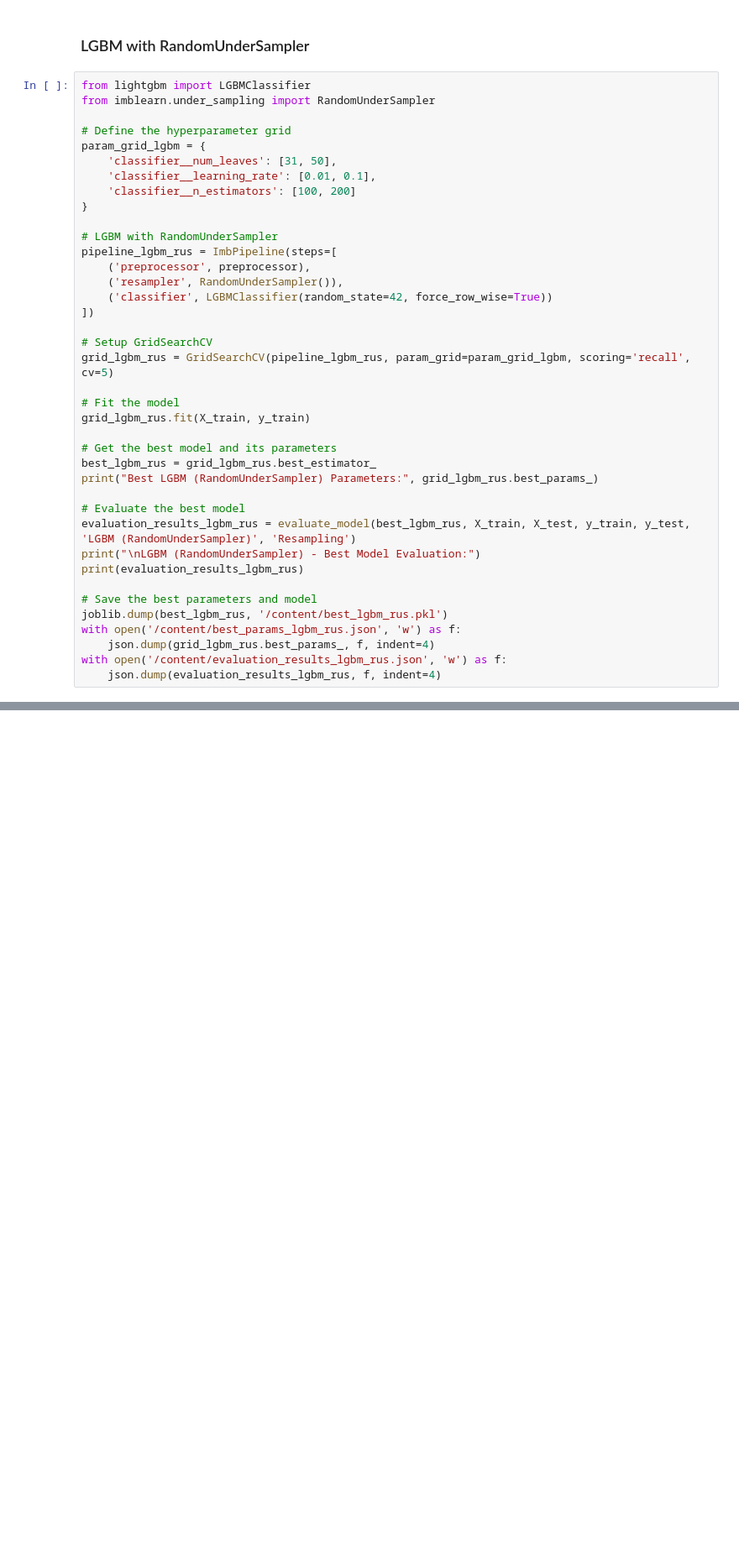
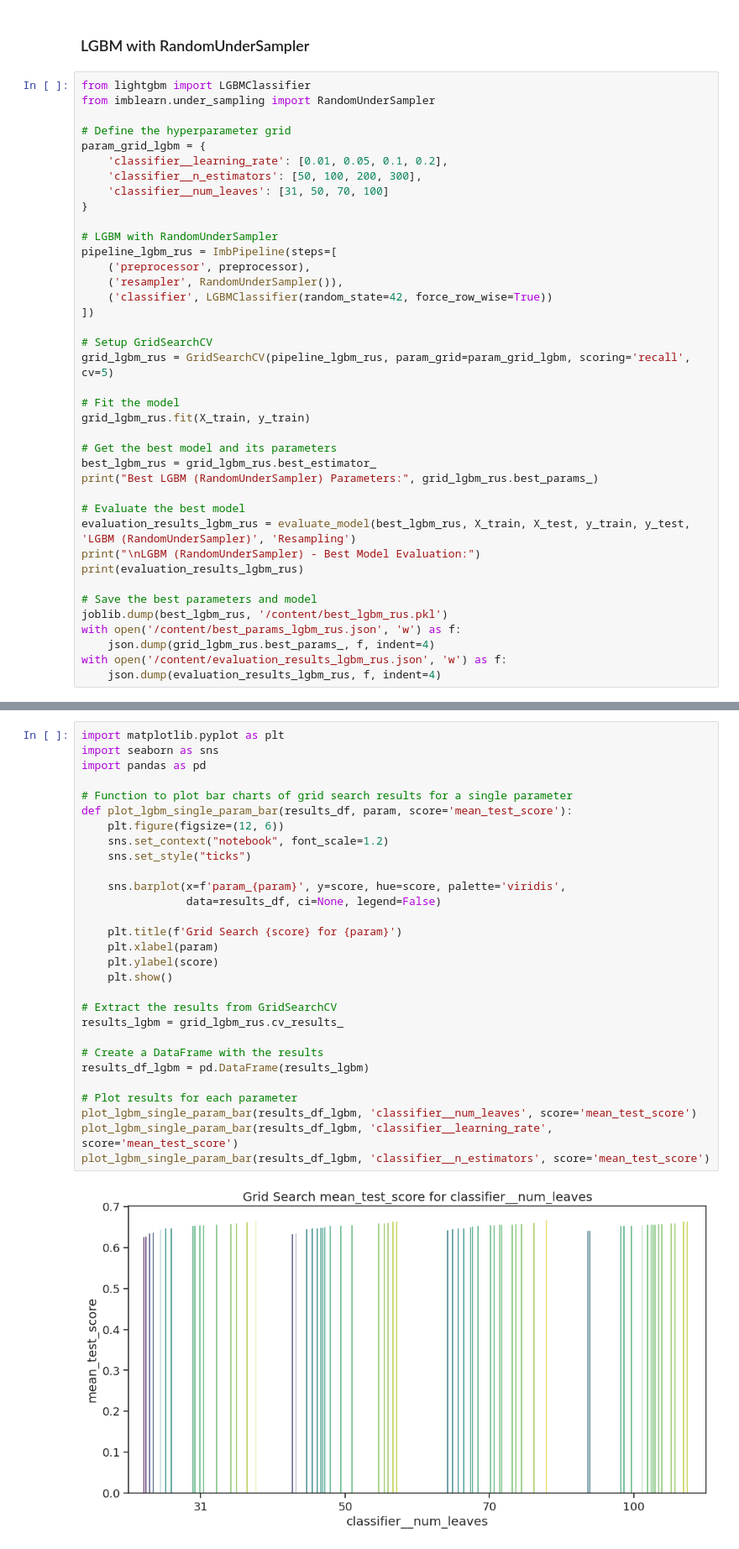
Before and after one commit to micah-shull/Machine_Learning_Pipelines, a Jupyter notebook: pipelines_16_ensemble_042_class_1_recall.ipynb, the cells around one changed output, grey strips where cells are left out. Shown: that part at 84% size. Saved outputs shown, nothing was run; the diff lists cells and outputs as text; blank space fills up the shorter version.

```diff
--- a/pipelines_16_ensemble_042_class_1_recall.ipynb
+++ b/pipelines_16_ensemble_042_class_1_recall.ipynb
@@ -486,9 +436,9 @@ from imblearn.under_sampling import RandomUnderSampler
 
 # Define the hyperparameter grid
 param_grid_lgbm = {
-    'classifier__num_leaves': [31, 50],
-    'classifier__learning_rate': [0.01, 0.1],
-    'classifier__n_estimators': [100, 200]
+    'classifier__learning_rate': [0.01, 0.05, 0.1, 0.2],
+    'classifier__n_estimators': [50, 100, 200, 300],
+    'classifier__num_leaves': [31, 50, 70, 100]
 }
 
 # LGBM with RandomUnderSampler
@@ -688,0 +522,31 @@ print("Best parameters and model evaluations saved successfully.")
+# %%
+import matplotlib.pyplot as plt
+import seaborn as sns
+import pandas as pd
+
+# Function to plot bar charts of grid search results for a single parameter
+def plot_lgbm_single_param_bar(results_df, param, score='mean_test_score'):
+    plt.figure(figsize=(12, 6))
+    sns.set_context("notebook", font_scale=1.2)
+    sns.set_style("ticks")
+
+    sns.barplot(x=f'param_{param}', y=score, hue=score, palette='viridis',
+                data=results_df, ci=None, legend=False)
+
+    plt.title(f'Grid Search {score} for {param}')
+    plt.xlabel(param)
+    plt.ylabel(score)
+    plt.show()
+
+# Extract the results from GridSearchCV
+results_lgbm = grid_lgbm_rus.cv_results_
+
+# Create a DataFrame with the results
+results_df_lgbm = pd.DataFrame(results_lgbm)
+
+# Plot results for each parameter
+plot_lgbm_single_param_bar(results_df_lgbm, 'classifier__num_leaves', score='mean_test_score')
+plot_lgbm_single_param_bar(results_df_lgbm, 'classifier__learning_rate', score='mean_test_score')
+plot_lgbm_single_param_bar(results_df_lgbm, 'classifier__n_estimators', score='mean_test_score')
+# %% [output]
+[figure, added]
```
Also changed, not shown: parts of 16 cells of this notebook.
